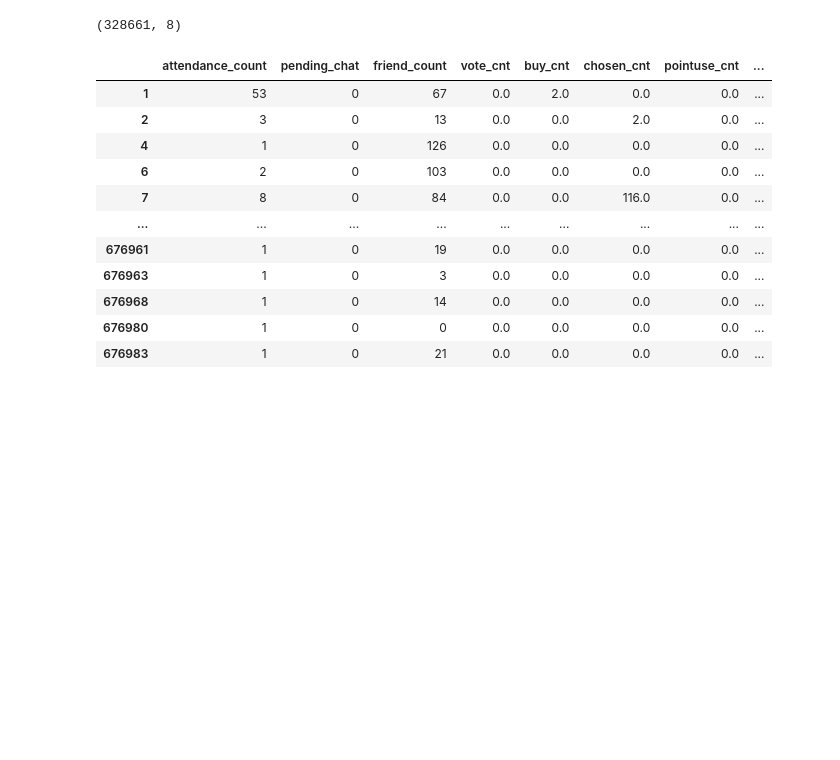
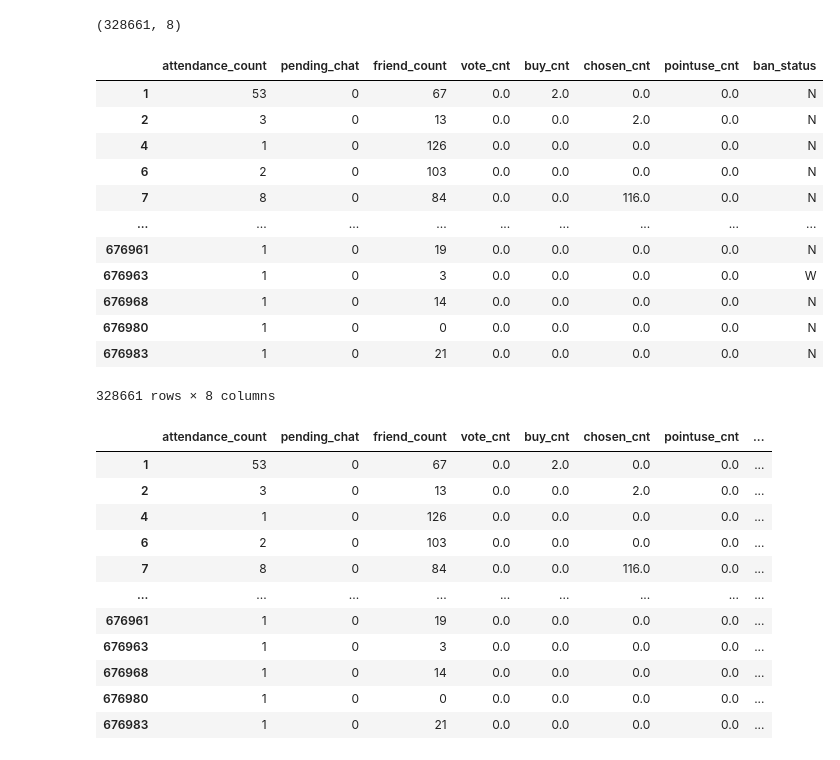
Before and after one commit to goheejieuri/final_project_team3, a Jupyter notebook: preprocessingmnsyeon.ipynb, the cells around one changed output. Saved outputs shown, nothing was run; the diff lists cells and outputs as text; code cells hidden in the pictures; blank space fills up the shorter version.

```diff
--- a/preprocessingmnsyeon.ipynb
+++ b/preprocessingmnsyeon.ipynb
@@ -2085,6 +2103,22 @@ array(['N', 'W', 'RB', 'NB'], dtype=object)
 filter_num_df.shape
 # %% [output]
 (328661, 8)
+# %%
+filter_num_df
+# %% [output]
+|  | attendance_count | pending_chat | friend_count | vote_cnt | buy_cnt | chosen_cnt | pointuse_cnt | ban_status |
+| 1 | 53 | 0 | 67 | 0.0 | 2.0 | 0.0 | 0.0 | N |
+| 2 | 3 | 0 | 13 | 0.0 | 0.0 | 2.0 | 0.0 | N |
+| 4 | 1 | 0 | 126 | 0.0 | 0.0 | 0.0 | 0.0 | N |
+| 6 | 2 | 0 | 103 | 0.0 | 0.0 | 0.0 | 0.0 | N |
+| 7 | 8 | 0 | 84 | 0.0 | 0.0 | 116.0 | 0.0 | N |
+| ... | ... | ... | ... | ... | ... | ... | ... | ... |
+| 676961 | 1 | 0 | 19 | 0.0 | 0.0 | 0.0 | 0.0 | N |
+| 676963 | 1 | 0 | 3 | 0.0 | 0.0 | 0.0 | 0.0 | W |
+| 676968 | 1 | 0 | 14 | 0.0 | 0.0 | 0.0 | 0.0 | N |
+| 676980 | 1 | 0 | 0 | 0.0 | 0.0 | 0.0 | 0.0 | N |
+| 676983 | 1 | 0 | 21 | 0.0 | 0.0 | 0.0 | 0.0 | N |
+328661 rows × 8 columns
 # %%
 df_encoded = pd.get_dummies(filter_num_df, columns=['ban_status'], drop_first=False)
 # %%
```
Also changed, not shown: parts of 15 cells of this notebook, 1 other file.
